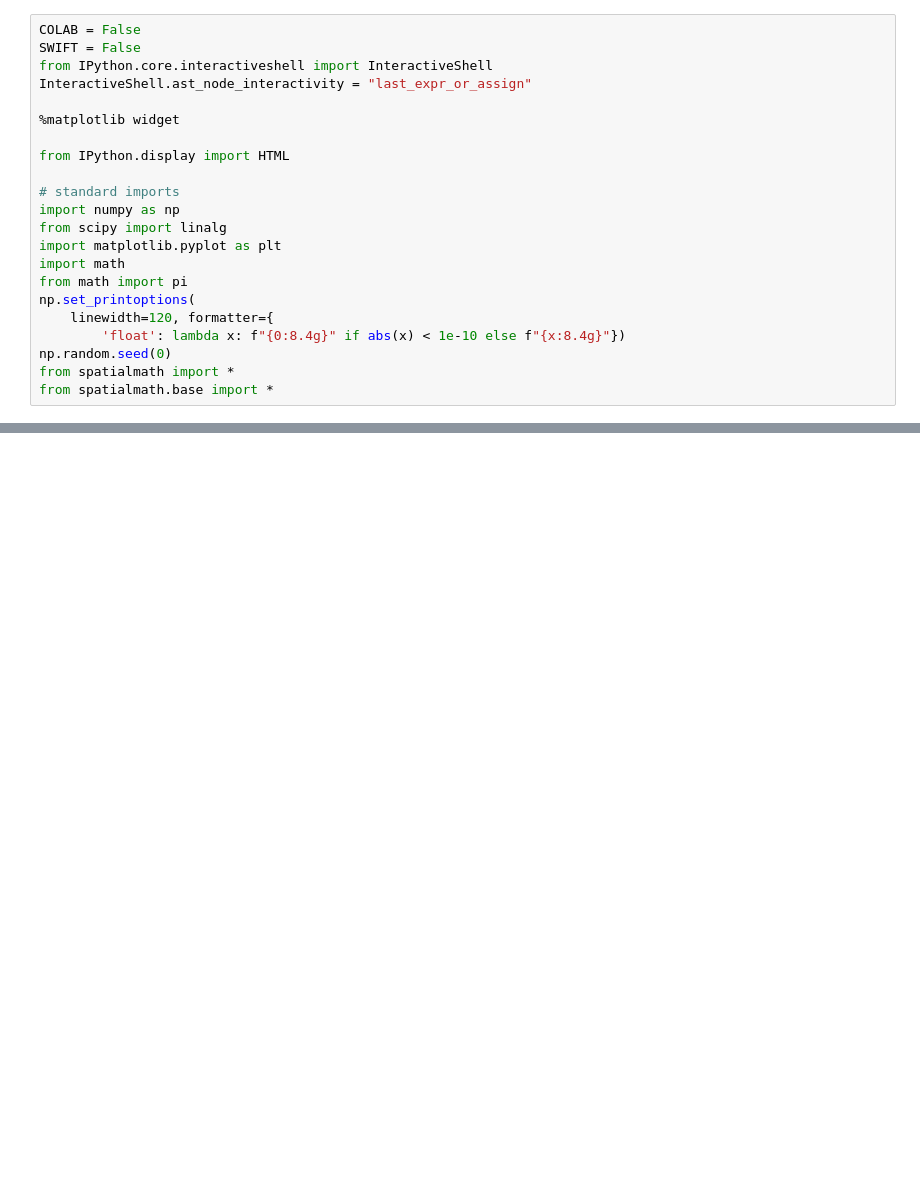
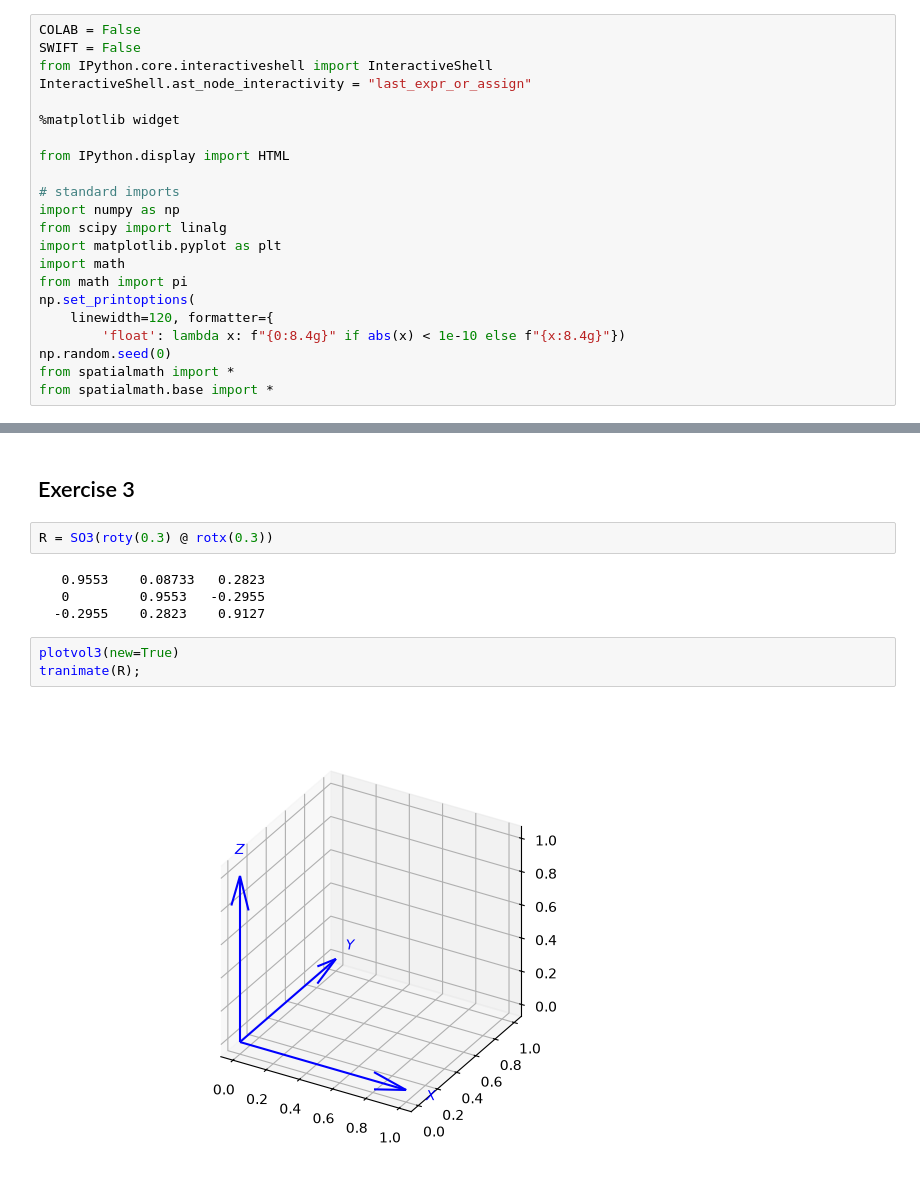
Before and after one commit to MichOng00/RVC3, a Jupyter notebook: chap02-exercises.ipynb, the cells around one changed output, grey strips where cells are left out. Drawn from its saved outputs; the diff is of its cells as text; blank space fills up the shorter version.

```diff
--- a/chap02-exercises.ipynb
+++ b/chap02-exercises.ipynb
@@ -32,0 +73,13 @@ print(np.linalg.det(R))
+# %% [markdown]
+## Exercise 3
+# %%
+R = SO3(roty(0.3) @ rotx(0.3))
+# %% [output]
+   0.9553    0.08733   0.2823
+   0         0.9553   -0.2955
+  -0.2955    0.2823    0.9127
+# %%
+plotvol3(new=True)
+tranimate(R);
+# %% [output]
+[figure, added]
```
Also changed, not shown: parts of 10 cells of this notebook, 2 other files.
